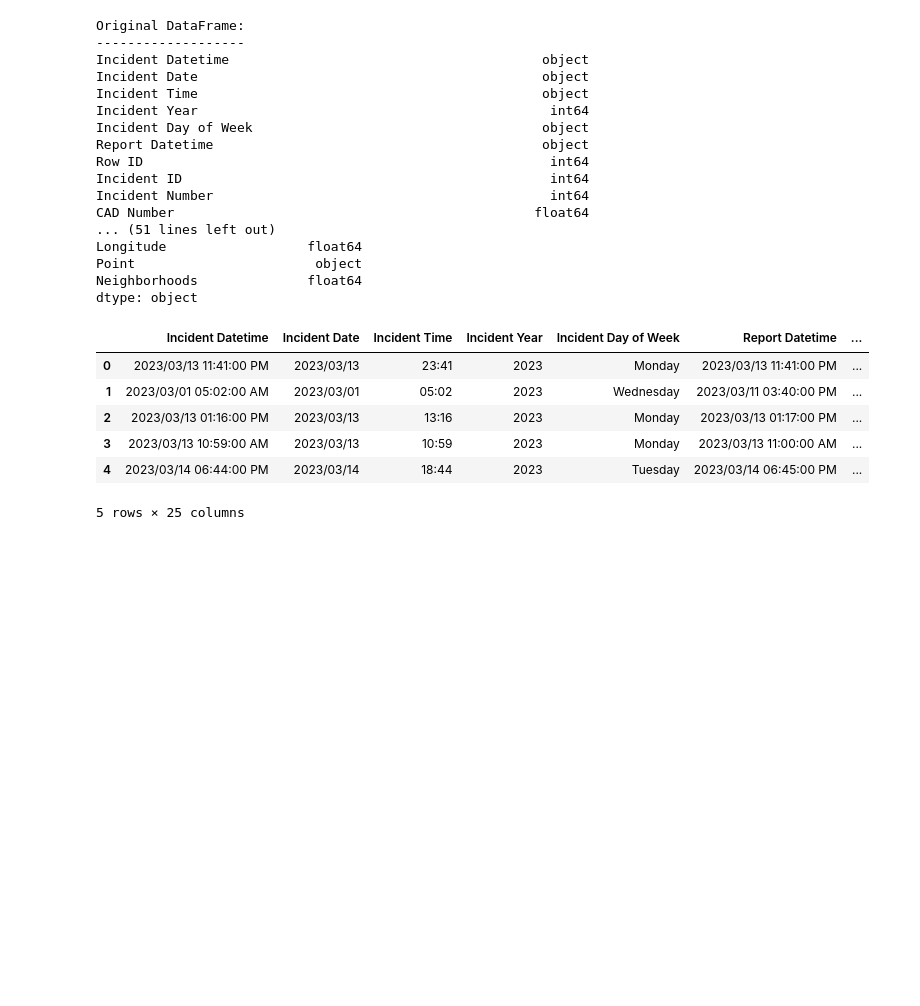
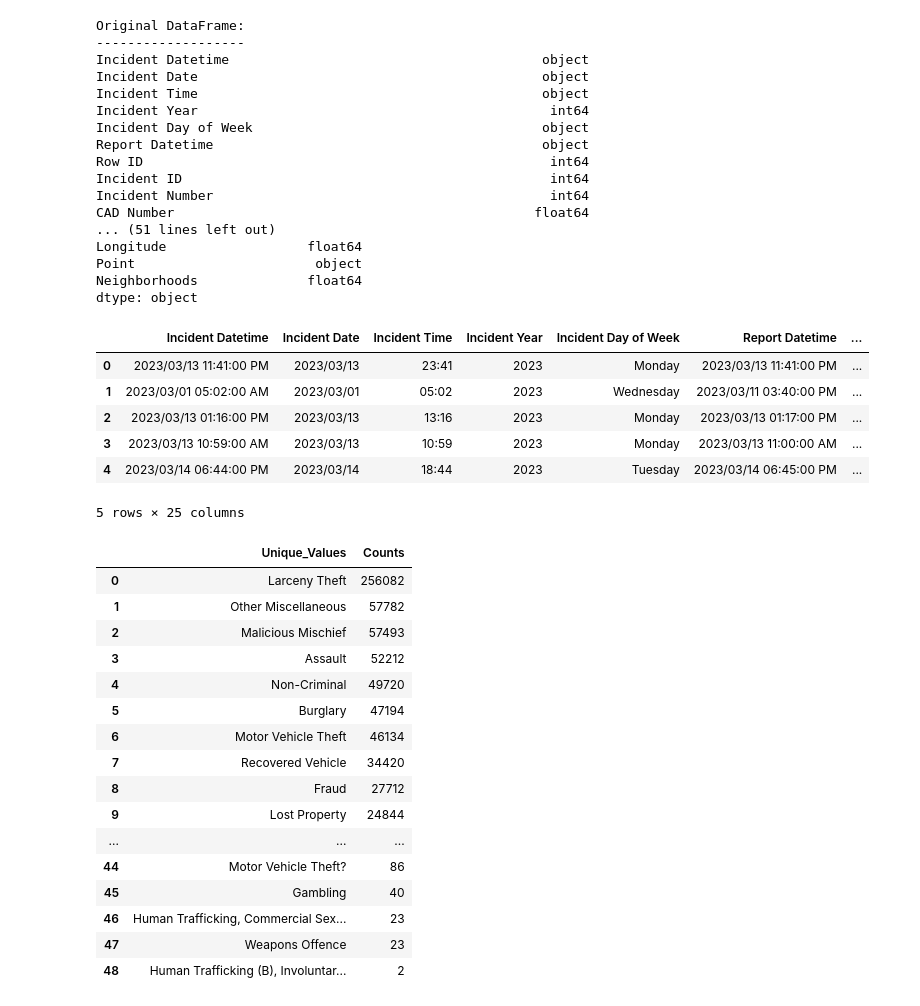
Before and after one commit to maddiebowman/SF_crime_patterns, a Jupyter notebook: Project_03.ipynb, the cells around one changed output. Cells and saved outputs as stored; diff of their text form; code cells hidden in the pictures; blank space fills up the shorter version.

```diff
--- a/Project_03.ipynb
+++ b/Project_03.ipynb
@@ -274,5 +274,33 @@ crime_new_df.head(5)
 | 4 | 2023/03/14 06:44:00 PM | 2023/03/14 | 18:44 | 2023 | Tuesday | 2023/03/14 06:45:00 PM | ... |
 5 rows × 25 columns
 # %%
-#group by incident category determine which are needed
-#
+#*********************************************
+#** obtain the unique incident descriptions **
+#*********************************************
+
+# unique_incidents = crime_new_df["Incident Category"].unique()
+# unique_incidents_df = pd.DataFrame(unique_incidents, columns=["Incident Category"])
+# unique_incidents_sorted_df=unique_incidents_df.sort_values(by="Incident Category")
+
+unique_counts = crime_new_df["Incident Category"].value_counts()
+unique_incidents_df = pd.DataFrame(unique_counts.items(), columns=["Unique_Values", "Counts"])
+
+unique_incidents_df
+# %% [output]
+|  | Unique_Values | Counts |
+| 0 | Larceny Theft | 256082 |
+| 1 | Other Miscellaneous | 57782 |
+| 2 | Malicious Mischief | 57493 |
+| 3 | Assault | 52212 |
+| 4 | Non-Criminal | 49720 |
+| 5 | Burglary | 47194 |
+| 6 | Motor Vehicle Theft | 46134 |
+| 7 | Recovered Vehicle | 34420 |
+| 8 | Fraud | 27712 |
+| 9 | Lost Property | 24844 |
+| ... | ... | ... |
+| 44 | Motor Vehicle Theft? | 86 |
+| 45 | Gambling | 40 |
+| 46 | Human Trafficking, Commercial Sex... | 23 |
+| 47 | Weapons Offence | 23 |
+| 48 | Human Trafficking (B), Involuntar... | 2 |
```
Also changed, not shown: parts of 5 cells of this notebook.
